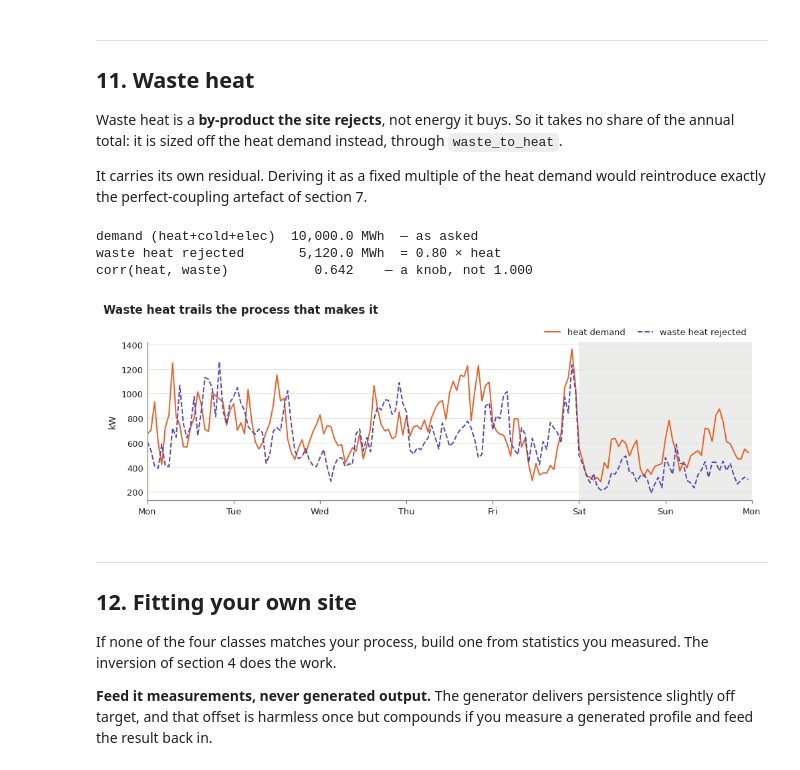
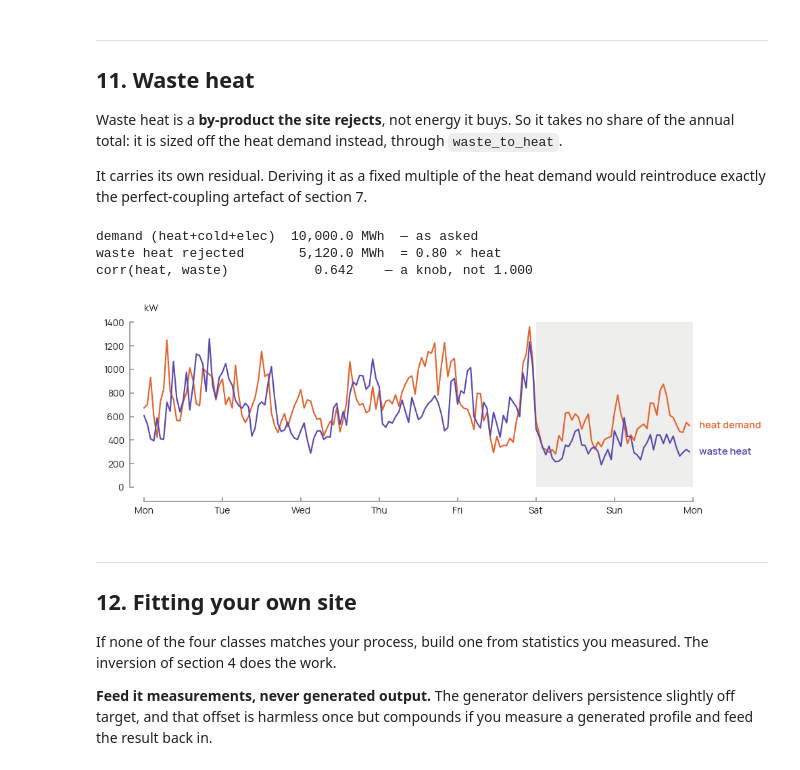
Before and after one commit to Matt-haug/loadcast, a Jupyter notebook: examples/01_tutorial.ipynb, the cells around one changed output. Drawn from its saved outputs; the diff is of its cells as text; code cells hidden in the pictures.

```diff
--- a/examples/01_tutorial.ipynb
+++ b/examples/01_tutorial.ipynb
@@ -687,28 +709,29 @@ would reintroduce exactly the perfect-coupling artefact of section 7.
 # %%
 frame = lc.generate(annual_mwh=10_000, heat_to_cold=4.0, elec_share=0.2,
                     carrier_correlation=0.75, waste_to_heat=0.8,
                     carrier_lag_h={"waste": 2}, seed=4)
 energy = frame.sum() / 1000
 print(f"demand (heat+cold+elec) {energy[['heat_kw','cold_kw','elec_kw']].sum():9,.1f} MWh  — as asked")
 print(f"waste heat rejected     {energy['waste_kw']:9,.1f} MWh  = {energy['waste_kw']/energy['heat_kw']:.2f} × heat")
 print(f"corr(heat, waste)       {frame['heat_kw'].corr(frame['waste_kw']):9.3f}    — a knob, not 1.000")
 
 span = frame.loc["2025-05-05":"2025-05-11 23:00"]      # Monday to Sunday
 fig, ax = plt.subplots(figsize=fs.size(1, height=3.0))
 fs.weekends(ax, span.index)
-ax.plot(span.index, span["heat_kw"], color=C["heat"], lw=1.3, label="heat demand")
-ax.plot(span.index, span["waste_kw"], color=C["waste"], lw=1.3, ls="--", label="waste heat rejected")
-ax.set_ylabel("kW")
+ax.plot(span.index, span["heat_kw"], color=C["heat"], lw=1.4)
+ax.plot(span.index, span["waste_kw"], color=C["waste"], lw=1.4)
+fs.heading(ax, "kW")
 fs.days(ax, span.index)
-fs.legend(ax)
-fs.title(fig, "Waste heat trails the process that makes it")
+fs.frame(ax)
+fs.label_ends(ax, {"heat demand": (span.index[-1], span["heat_kw"].iloc[-1], C["heat"]),
+                   "waste heat": (span.index[-1], span["waste_kw"].iloc[-1], C["waste"])})
 save(fig, "11_waste")
 plt.show()
 # %% [output]
 demand (heat+cold+elec)  10,000.0 MWh  — as asked
 waste heat rejected       5,120.0 MWh  = 0.80 × heat
 corr(heat, waste)           0.642    — a knob, not 1.000
-[figure, old version]
+[figure, new version]
 # %% [markdown]
 ---
 ## 12. Fitting your own site
```
Also changed, not shown: parts of 11 cells of this notebook, 27 other files.
